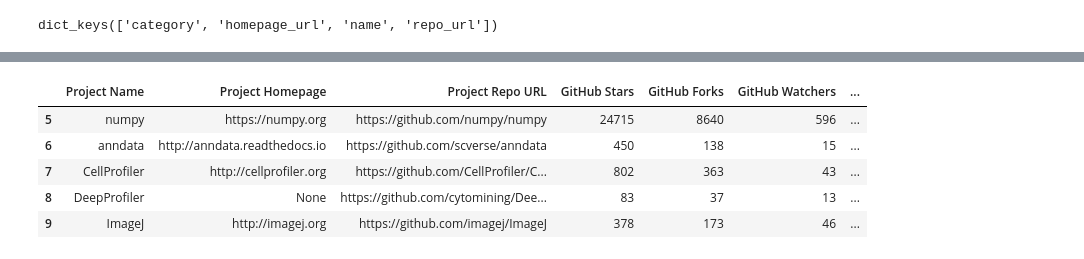
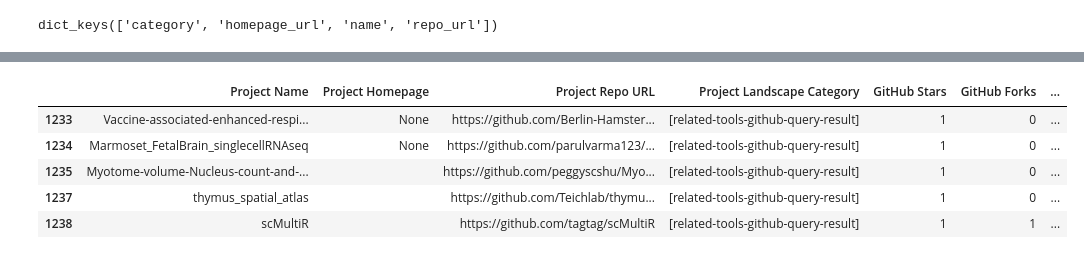
Before and after one commit to WayScience/software-landscape-analysis, a Jupyter notebook: notebooks/cytomining-ecosystem/project-git-metrics.ipynb, the cells around one changed output, grey strips where cells are left out. Cells and saved outputs as stored; diff of their text form; code cells hidden in the pictures.

```diff
--- a/notebooks/cytomining-ecosystem/project-git-metrics.ipynb
+++ b/notebooks/cytomining-ecosystem/project-git-metrics.ipynb
@@ -24,7 +24,7 @@ tz = pytz.timezone("UTC")
 current_datetime = datetime.now(tz)
 # %%
 # gather projects data
-projects = Box.from_yaml(filename="data/projects.yaml").projects[:10]
+projects = Box.from_yaml(filename="data/projects.yaml").projects
 
 # check the number of projects
 print("number of projects: ", len(projects))
@@ -73,6 +73,7 @@ df_projects = pd.DataFrame(
             "Project Name": repo.name,
             "Project Homepage": repo.homepage,
             "Project Repo URL": repo.html_url,
+            "Project Landscape Category": project.category,
             "GitHub Stars": repo.stargazers_count,
             "GitHub Forks": repo.forks_count,
             "GitHub Watchers": repo.subscribers_count,
@@ -80,18 +81,25 @@ df_projects = pd.DataFrame(
             "GitHub Contributors": repo.get_contributors().totalCount,
             "GitHub License Type": try_to_detect_license(repo),
             "GitHub Description": repo.description,
-            "GitHub Tags": [tag.name for tag in repo.get_tags()],
+            "GitHub Topics": repo.topics,
             "GitHub Detected Languages": repo.get_languages(),
             "Date Created": repo.created_at.replace(tzinfo=pytz.UTC),
             "Date Most Recent Commit": try_to_gather_most_recent_commit_date(repo),
+            # placeholders for later datetime calculcations
             "Duration Created to Most Recent Commit": "",
+            "Duration Created to Now": "",
             "Duration Most Recent Commit to Now": "",
             "Repository Size (KB)": repo.size,
             "GitHub Repo Archived": repo.archived,
         }
         # make a request for github repo data with pygithub
-        for repo in [
-            github_client.get_repo(project.repo_url.replace("https://github.com/", ""))
+        for project, repo in [
+            (
+                project,
+                github_client.get_repo(
+                    project.repo_url.replace("https://github.com/", "")
+                ),
+            )
             for project in projects
         ]
     ]
@@ -101,6 +109,7 @@ df_projects = pd.DataFrame(
 df_projects["Duration Created to Most Recent Commit"] = (
     df_projects["Date Most Recent Commit"] - df_projects["Date Created"]
 )
+df_projects["Duration Created to Now"] = current_datetime - df_projects["Date Created"]
 df_projects["Duration Most Recent Commit to Now"] = (
     current_datetime - df_projects["Date Most Recent Commit"]
 )
@@ -122,20 +138,22 @@ df_projects
 # %%
 # filter the results
 df_projects = df_projects[
     # filter projects which are < 50 KB
     df_projects["Repository Size (KB)"]
     >= 50
     # filter projects which have been archived
     & ~df_projects["GitHub Repo Archived"]
+][  # filter projects which have no detected programming languages
+    df_projects["GitHub Detected Languages"].str.len() > 0
 ]
 df_projects.tail()
 # %% [output]
-|  | Project Name | Project Homepage | Project Repo URL | GitHub Stars | GitHub Forks | GitHub Watchers | ... |
-| 5 | numpy | https://numpy.org | https://github.com/numpy/numpy | 24715 | 8640 | 596 | ... |
-| 6 | anndata | http://anndata.readthedocs.io | https://github.com/scverse/anndata | 450 | 138 | 15 | ... |
-| 7 | CellProfiler | http://cellprofiler.org | https://github.com/CellProfiler/C... | 802 | 363 | 43 | ... |
-| 8 | DeepProfiler | None | https://github.com/cytomining/Dee... | 83 | 37 | 13 | ... |
-| 9 | ImageJ | http://imagej.org | https://github.com/imagej/ImageJ | 378 | 173 | 46 | ... |
+|  | Project Name | Project Homepage | Project Repo URL | Project Landscape Category | GitHub Stars | GitHub Forks | ... |
+| 1233 | Vaccine-associated-enhanced-respi... | None | https://github.com/Berlin-Hamster... | [related-tools-github-query-result] | 1 | 0 | ... |
+| 1234 | Marmoset_FetalBrain_singlecellRNAseq | None | https://github.com/parulvarma123/... | [related-tools-github-query-result] | 1 | 0 | ... |
+| 1235 | Myotome-volume-Nucleus-count-and-... |  | https://github.com/peggyscshu/Myo... | [related-tools-github-query-result] | 1 | 0 | ... |
+| 1237 | thymus_spatial_atlas |  | https://github.com/Teichlab/thymu... | [related-tools-github-query-result] | 1 | 0 | ... |
+| 1238 | scMultiR |  | https://github.com/tagtag/scMultiR | [related-tools-github-query-result] | 1 | 1 | ... |
 # %%
 # negate this duration value for sorting descendingly,
 # with projects that have been more recently changed sorting to the top
```
Also changed, not shown: parts of 3 cells of this notebook, 1 other file.
